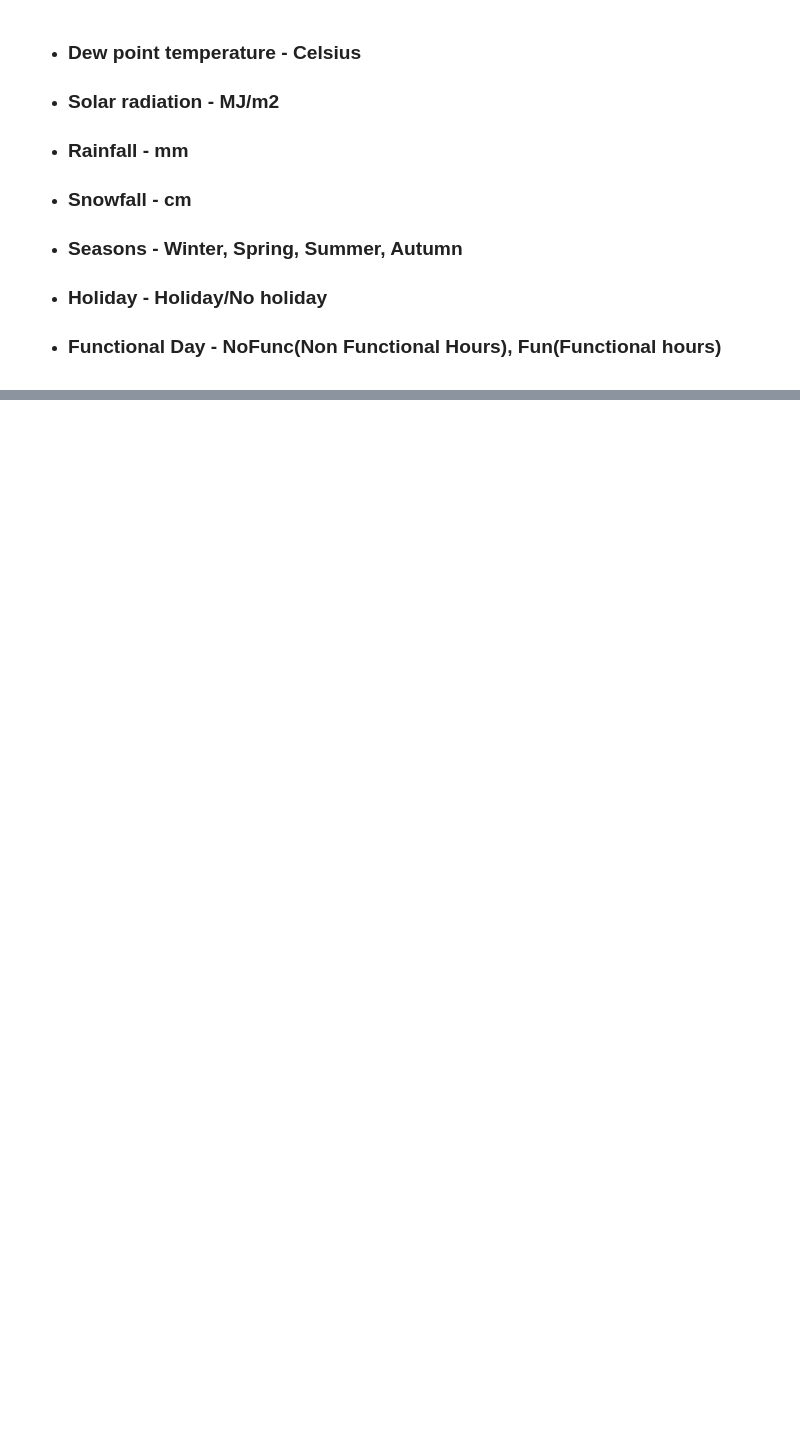
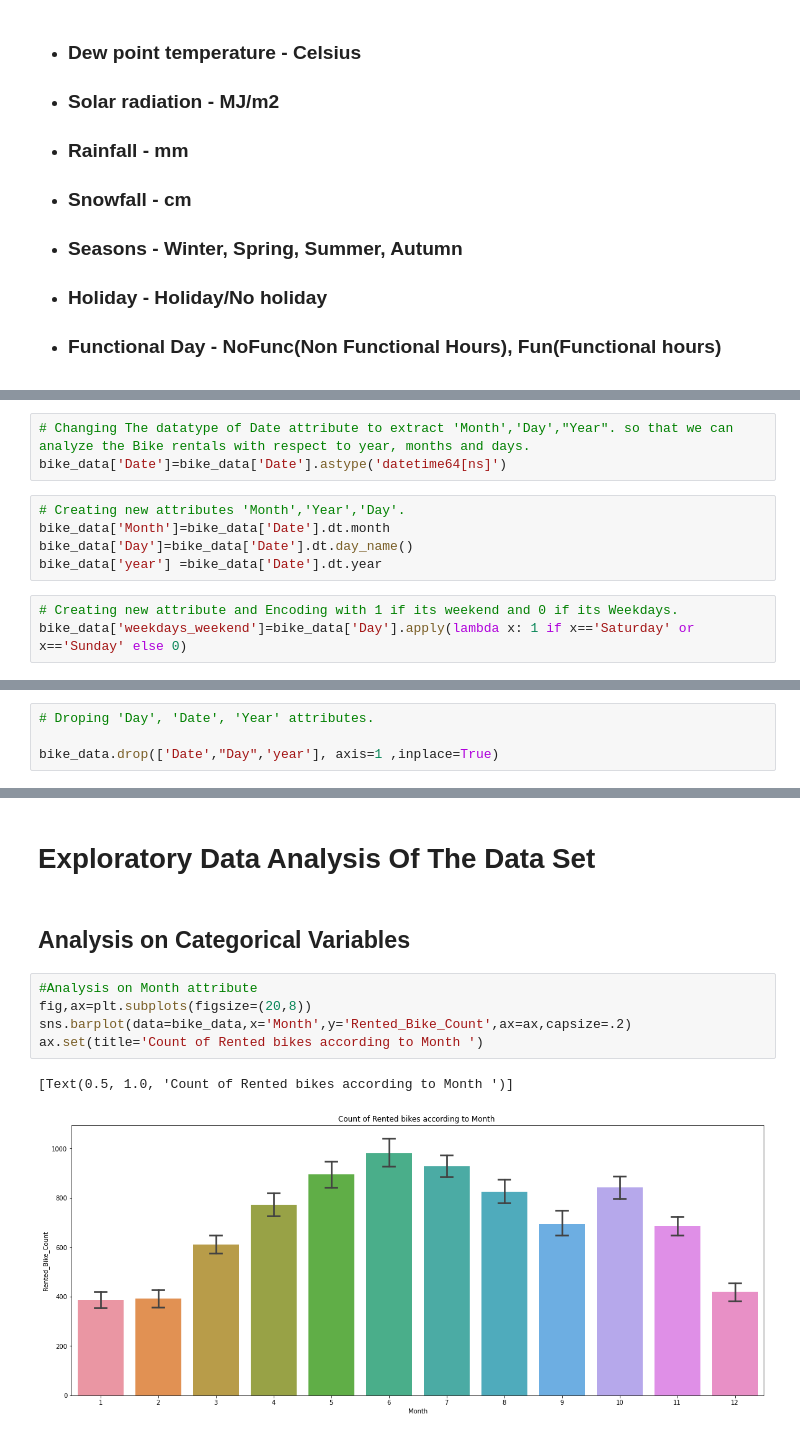
Before and after one commit to ssweta3seal/Seoul_Bike_Sharing, a Jupyter notebook: Bike_Sharing_Demand_Prediction_Capstone_Project.ipynb, the cells around one changed output, grey strips where cells are left out. Drawn from its saved outputs; the diff is of its cells as text; blank space fills up the shorter version.

```diff
--- a/Bike_Sharing_Demand_Prediction_Capstone_Project.ipynb
+++ b/Bike_Sharing_Demand_Prediction_Capstone_Project.ipynb
@@ -356,0 +338,11 @@ bikedata.groupby('Solar Radiation (MJ/m2)').mean()['Rented Bike Count'].plot()
+# %%
+# Changing The datatype of Date attribute to extract 'Month','Day',"Year". so that we can analyze the Bike rentals with respect to year, months and days.
+bike_data['Date']=bike_data['Date'].astype('datetime64[ns]')
+# %%
+# Creating new attributes 'Month','Year','Day'.
+bike_data['Month']=bike_data['Date'].dt.month
+bike_data['Day']=bike_data['Date'].dt.day_name()
+bike_data['year'] =bike_data['Date'].dt.year
+# %%
+# Creating new attribute and Encoding with 1 if its weekend and 0 if its Weekdays.
+bike_data['weekdays_weekend']=bike_data['Day'].apply(lambda x: 1 if x=='Saturday' or x=='Sunday' else 0)
@@ -356,0 +370,4 @@ bikedata.groupby('Solar Radiation (MJ/m2)').mean()['Rented Bike Count'].plot()
+# %%
+# Droping 'Day', 'Date', 'Year' attributes.
+
+bike_data.drop(['Date',"Day",'year'], axis=1 ,inplace=True)
@@ -356,0 +458,12 @@ bikedata.groupby('Solar Radiation (MJ/m2)').mean()['Rented Bike Count'].plot()
+# %% [markdown]
+# **Exploratory Data Analysis Of The Data Set**
+# %% [markdown]
+## **Analysis on Categorical Variables**
+# %%
+#Analysis on Month attribute
+fig,ax=plt.subplots(figsize=(20,8))
+sns.barplot(data=bike_data,x='Month',y='Rented_Bike_Count',ax=ax,capsize=.2)
+ax.set(title='Count of Rented bikes according to Month ')
+# %% [output]
+[Text(0.5, 1.0, 'Count of Rented bikes according to Month ')]
+[figure, added]
```
Also changed, not shown: parts of 222 cells of this notebook.
